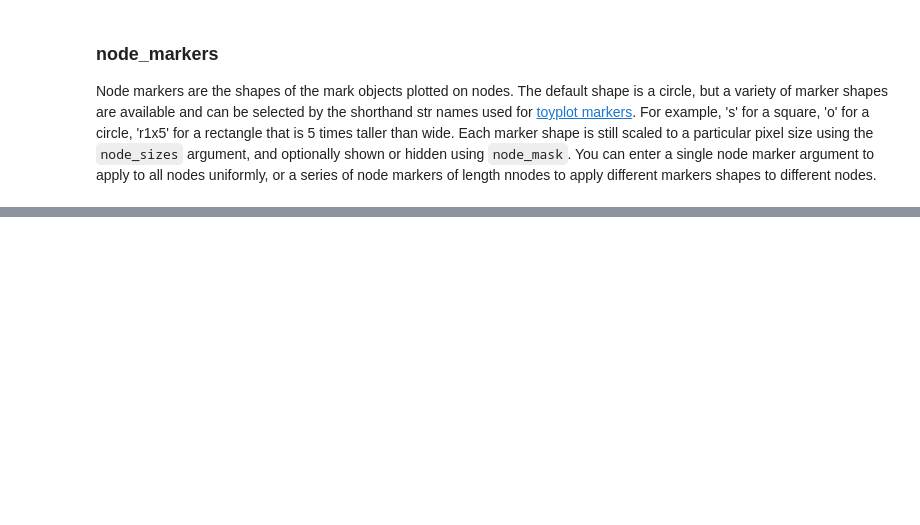
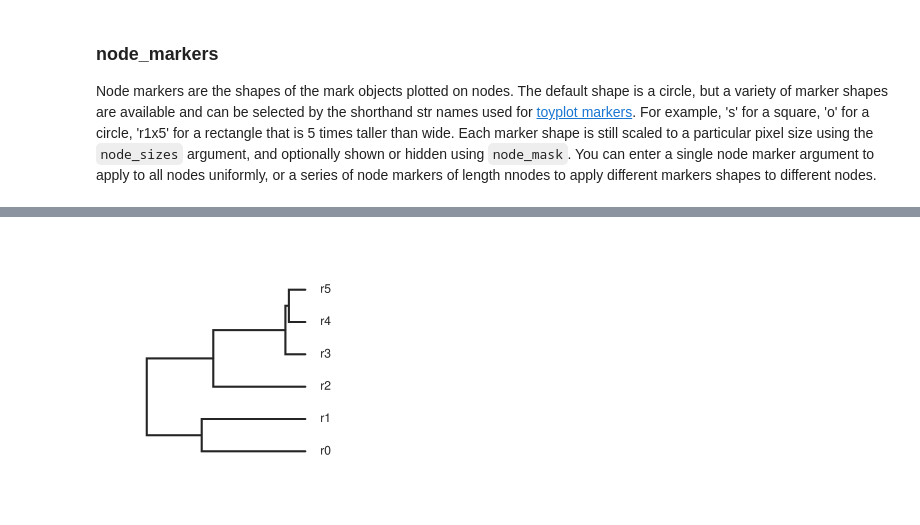
Before and after one commit to eaton-lab/toytree, a Jupyter notebook: docs/drawing-basics.ipynb, the cells around one changed output, grey strips where cells are left out. Drawn from its saved outputs; the diff is of its cells as text; code cells hidden in the pictures; blank space fills up the shorter version.

```diff
--- a/docs/drawing-basics.ipynb
+++ b/docs/drawing-basics.ipynb
@@ -219,0 +254,8 @@ tree.annotate.add_node_markers(axes=axes, marker="s", size=10, mask=mask);
+# %%
+# embed a PNG drawing in the notebook
+canvas, axes, mark = tree.draw();
+
+# it will only display here b/c we return the Canvas
+canvas
+# %% [output]
+[figure, added]
```
Also changed, not shown: parts of 19 cells of this notebook, 4 other files.
